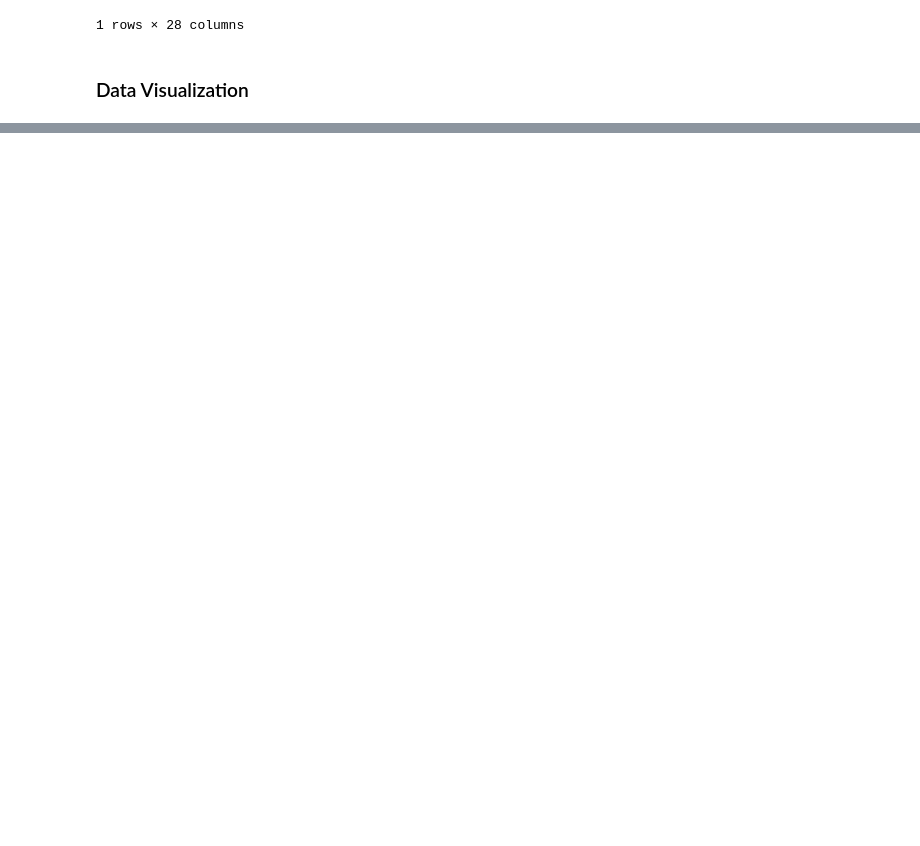
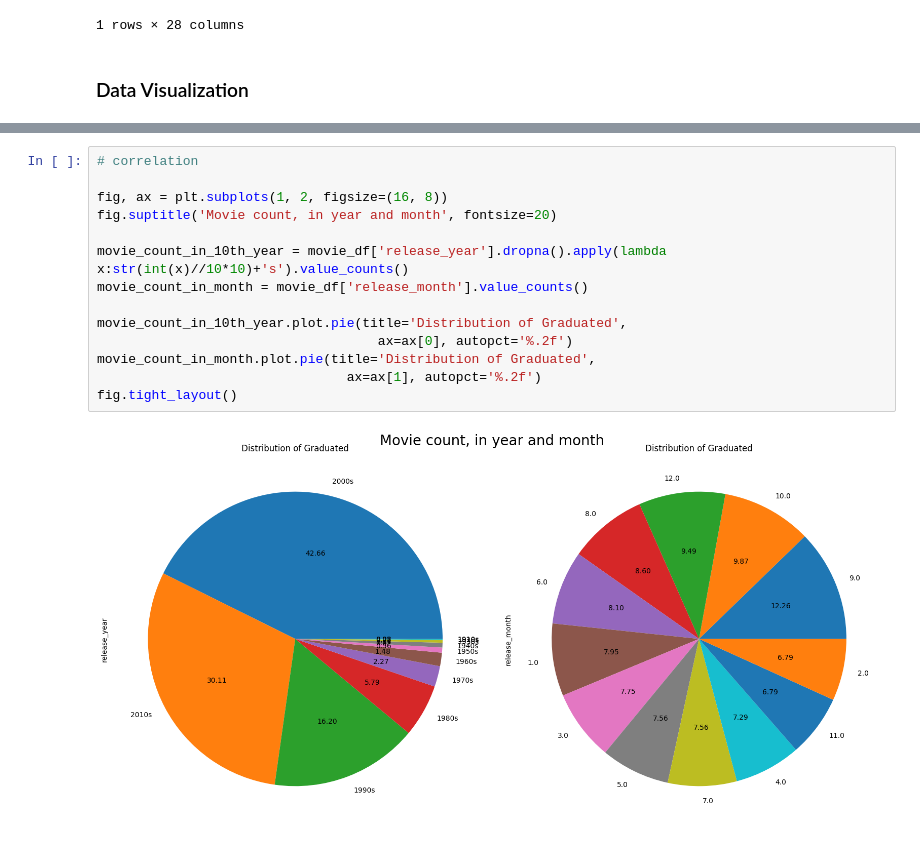
Before and after one commit to tsutsumi-ozro/DataHandling, a Jupyter notebook: notebook/TMDB_EDA.ipynb, the cells around one changed output, grey strips where cells are left out. Drawn from its saved outputs; the diff is of its cells as text; blank space fills up the shorter version.

```diff
--- a/notebook/TMDB_EDA.ipynb
+++ b/notebook/TMDB_EDA.ipynb
@@ -115,0 +186,16 @@ fig.tight_layout()
+# %%
+# correlation
+
+fig, ax = plt.subplots(1, 2, figsize=(16, 8))
+fig.suptitle('Movie count, in year and month', fontsize=20)
+
+movie_count_in_10th_year = movie_df['release_year'].dropna().apply(lambda x:str(int(x)//10*10)+'s').value_counts()
+movie_count_in_month = movie_df['release_month'].value_counts()
+
+movie_count_in_10th_year.plot.pie(title='Distribution of Graduated',
+                                    ax=ax[0], autopct='%.2f')
+movie_count_in_month.plot.pie(title='Distribution of Graduated',
+                                ax=ax[1], autopct='%.2f')
+fig.tight_layout()
+# %% [output]
+[figure, added]
```
Also changed, not shown: parts of 8 cells of this notebook, 1 other file.
